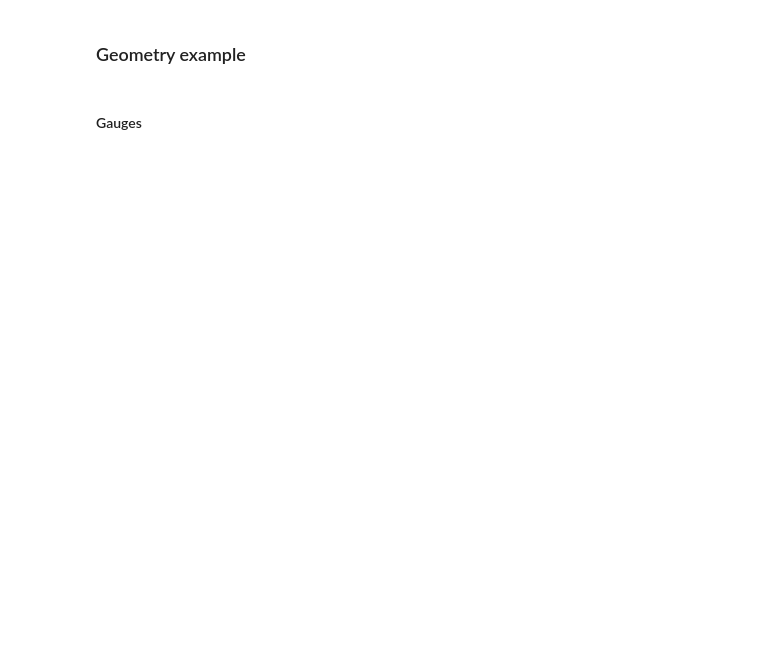
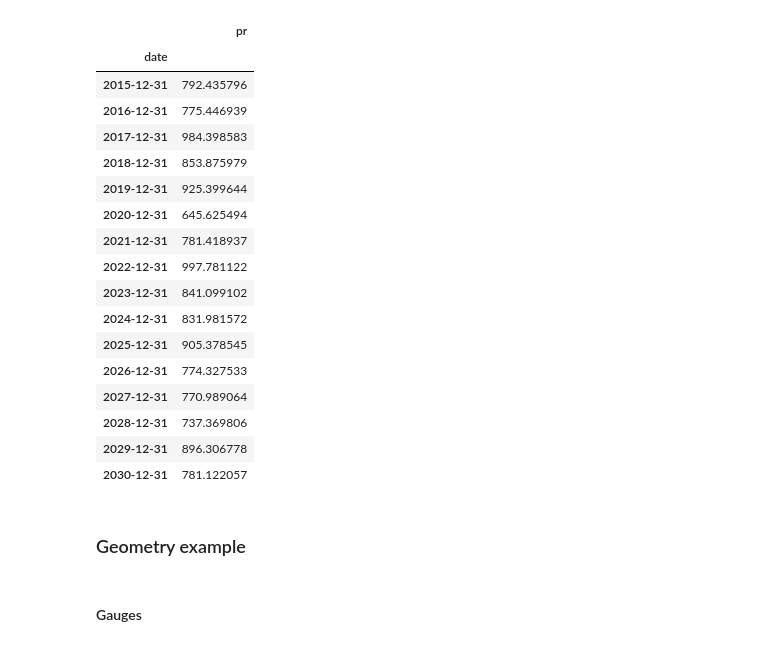
Before and after one commit to dmbrmv/my_dissertation, a Jupyter notebook: data_builders/ru_db_example.ipynb, the cells around one changed output. Drawn from its saved outputs; the diff is of its cells as text; code cells hidden in the pictures; blank space fills up the shorter version.

```diff
--- a/data_builders/ru_db_example.ipynb
+++ b/data_builders/ru_db_example.ipynb
@@ -5,3 +26,27 @@ import xarray as xr
+# %%
+test_file = pd.read_csv('/home/dima/Data/geo_data/cmip_result_245/inm_cm4_8/precipitation/70309.csv')
+test_file['date'] = pd.to_datetime(test_file['date'])
+test_file = test_file.set_index('date')
+test_file.groupby(pd.Grouper(freq='1Y')).sum() * 1e5
+# %% [output]
+|  | pr |
+| date |  |
+| 2015-12-31 | 792.435796 |
+| 2016-12-31 | 775.446939 |
+| 2017-12-31 | 984.398583 |
+| 2018-12-31 | 853.875979 |
+| 2019-12-31 | 925.399644 |
+| 2020-12-31 | 645.625494 |
+| 2021-12-31 | 781.418937 |
+| 2022-12-31 | 997.781122 |
+| 2023-12-31 | 841.099102 |
+| 2024-12-31 | 831.981572 |
+| 2025-12-31 | 905.378545 |
+| 2026-12-31 | 774.327533 |
+| 2027-12-31 | 770.989064 |
+| 2028-12-31 | 737.369806 |
+| 2029-12-31 | 896.306778 |
+| 2030-12-31 | 781.122057 |
 # %% [markdown]
 ### Geometry example
 # %% [markdown]
```
Also changed, not shown: parts of 1 cell of this notebook, 19 other files.
